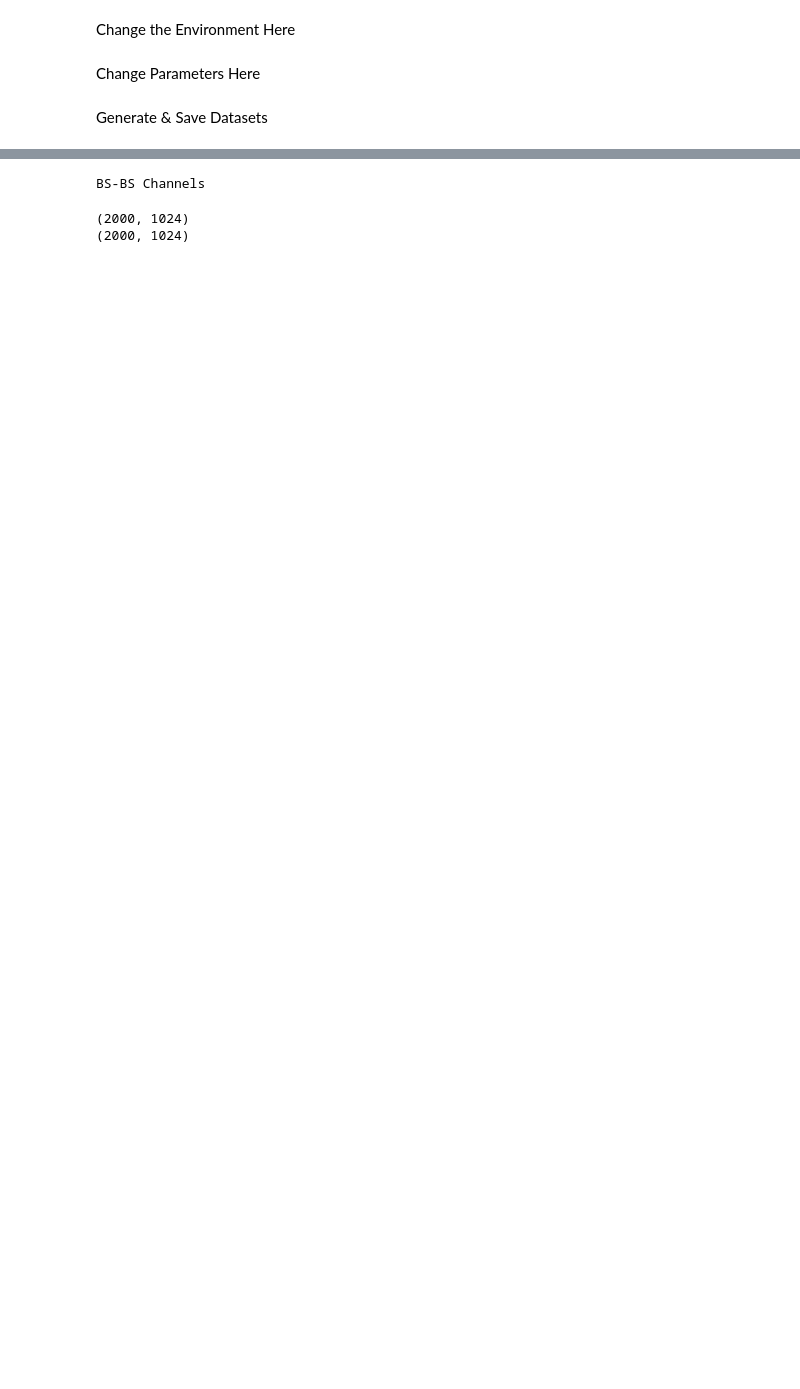
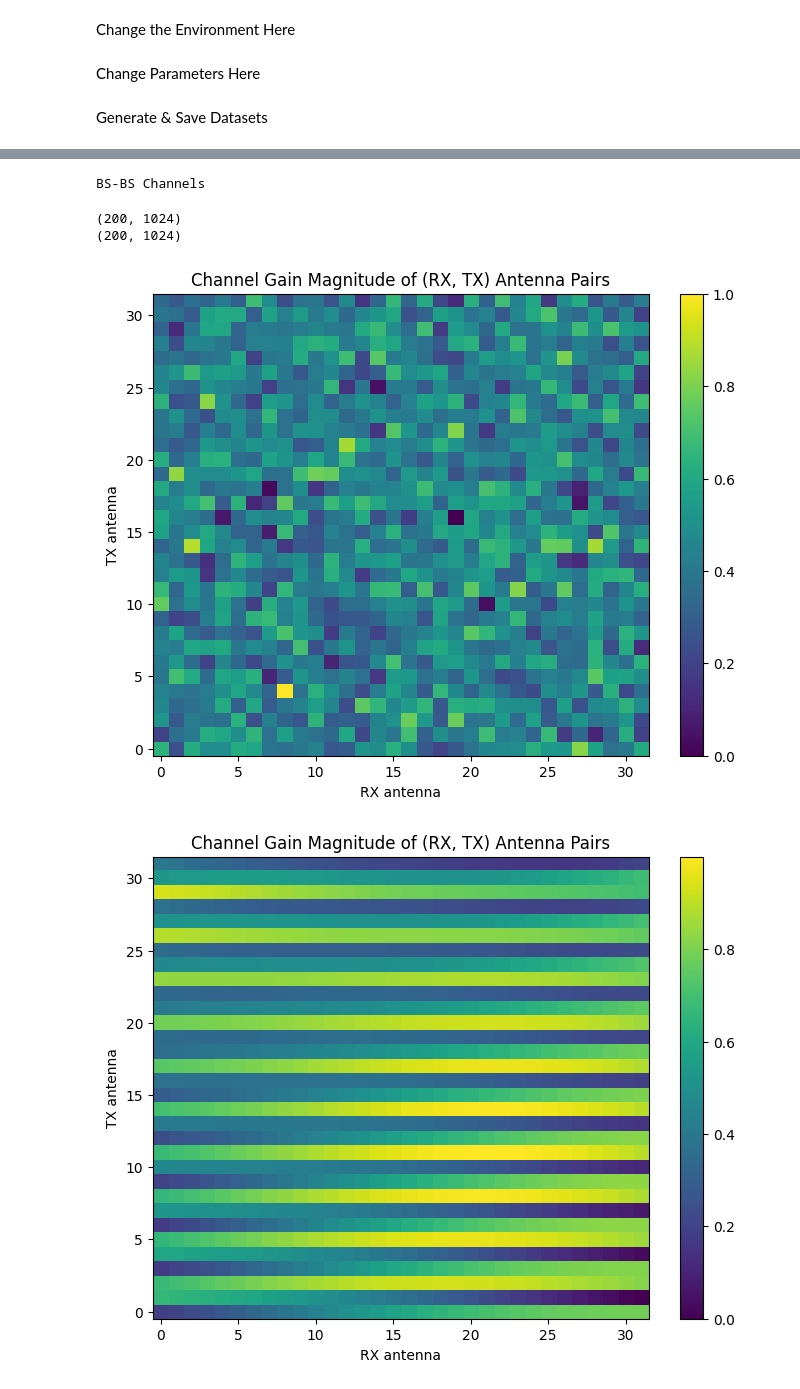
Before and after one commit to zeshenbao/KAN-Kolmogorov-Arnold-Networks, a Jupyter notebook: DeepMIMO/data_generation_DeepMIMO.ipynb, the cells around one changed output, grey strips where cells are left out. Cells and saved outputs as stored; diff of their text form; code cells hidden in the pictures; blank space fills up the shorter version.

Commit message:
fixed data gen

```diff
--- a/DeepMIMO/data_generation_DeepMIMO.ipynb
+++ b/DeepMIMO/data_generation_DeepMIMO.ipynb
@@ -104,7 +104,7 @@ n_subcarriers = 2
 # %% [markdown]
 Change Parameters Here
 # %%
-n_users = 200
+n_users = 20
 n_samples_per_user = 10
 n_datapoints = n_users * n_samples_per_user # number of (total) datapoints generated
 
@@ -120,7 +120,7 @@ if noise == pink:
     std = None
 elif noise == gaussian:
     amplitude = None
-    std = 3*10**(-3)
+    std = 10**(-4)
 # %% [markdown]
 Generate & Save Datasets
 # %%
@@ -138,24 +138,26 @@ for user in range(1,n_users+1):
 
     H_true = generate_H_abs(dataset_, user)
 
-    H_true = H_true.flatten().reshape(-1,1)
-    if user == 3:
-        H_true = H_true.reshape(1,-1)
-        snr_, snr_db_ = calculate_snr(H_true,H_true + gaussian(H_true, std))
-    H_true = scaler.fit_transform(H_true)
-    H_true = H_true.reshape(1,-1)
 
     for i in range(n_samples_per_user):
         if noise == pink:
             H_added_noise = pink(H_true, amplitude)
         elif noise == gaussian:
             H_added_noise = gaussian(H_true, std)
+
+
+
         H_noise = H_true + H_added_noise
-        H_noise = H_noise.flatten().reshape(-1,1)
-        H_noise = scaler.fit_transform(H_noise)
-        H_noise = H_noise.reshape(1,-1)
-        noisy_data[index,:] = H_noise
-        true_data[index,:] = H_true
+        # scaled-versions
+        scaled_noisy = H_noise.flatten().reshape(-1, 1)
+        scaled_noisy = scaler.fit_transform(scaled_noisy)
+        scaled_true = H_true.flatten().reshape(-1, 1)
+        scaled_true = scaler.fit_transform(scaled_true)
+
+
+
+        noisy_data[index,:] = scaled_noisy.reshape(1, -1)
+        true_data[index,:] = scaled_true.reshape(1, -1)
         index += 1
 
 
@@ -163,34 +165,50 @@ print(noisy_data.shape)
 print(true_data.shape)
 
 
+plot_heatmat(noisy_data[140].reshape(32,32))
+plot_heatmat(true_data[140].reshape(32,32))
+
+sum_snr = 0
+sum_snr_db = 0
+for i in range(noisy_data.shape[0]):
+
+    snr_, snr_db = calculate_snr(true_data, noisy_data)
+    sum_snr += snr_
+    sum_snr_db += snr_db
+
+snr_ = sum_snr / noisy_data.shape[0]
+snr_db_ = sum_snr_db / noisy_data.shape[0]
+print(f"SNR: {snr_} DB: {snr_db_}")
 
 
 # create the datasets in dataframe format
 true_data_df = pd.DataFrame(true_data)
 
 noisy_data_df = pd.DataFrame(noisy_data)
 
 
 # Step 1: Split 80% for training/validation and 20% for testing
 X_temp, X_test, y_temp, y_test = train_test_split(
     noisy_data_df,
     true_data_df,
     test_size=0.2,   # 20% for testing
     random_state=42
 )
 
 # Step 2: Split the remaining 80% into 70% training and 10% validation
 X_train, X_val, y_train, y_val = train_test_split(
     X_temp,
     y_temp,
     test_size=0.125,  # 10% of the original total = 0.1 / 0.8 = 0.125
     random_state=42
 )
 # %% [output]
 Basestation 1
 
 UE-BS Channels
 ToA of some paths of 199 channels with an average total power of 53.50% exceed the useful OFDM symbol duration and are clipped.
 BS-BS Channels
-(2000, 1024)
-(2000, 1024)
+(200, 1024)
+(200, 1024)
+[figure, added]
+[figure, added]
```
Also changed, not shown: parts of 1 cell of this notebook, 4 other files.
